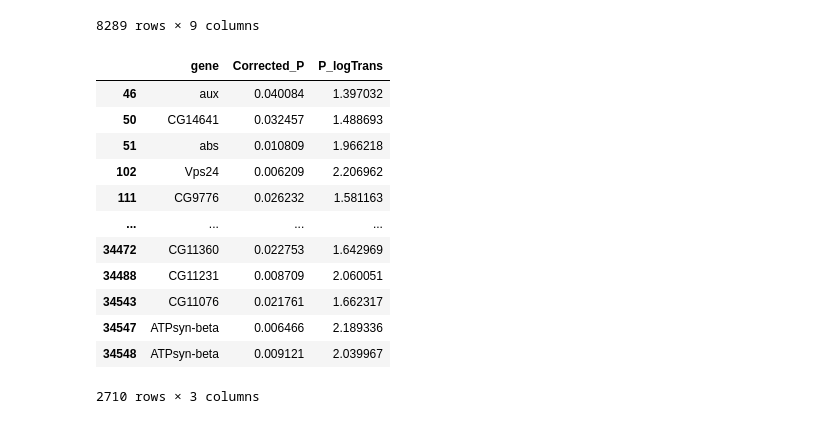
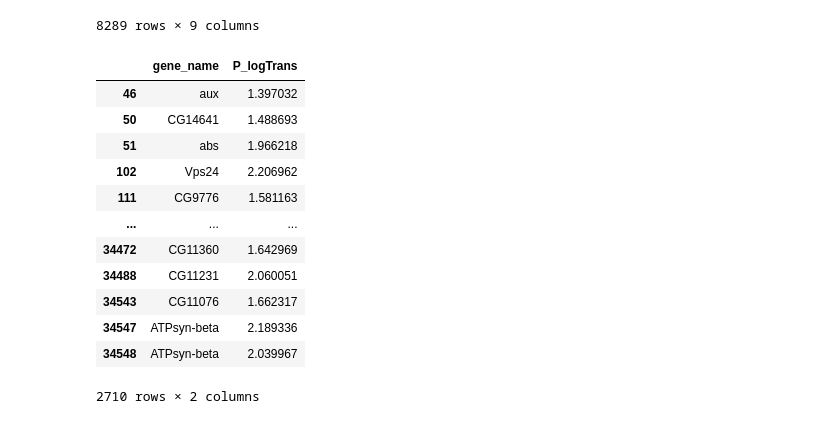
Before and after one commit to Andymao1998/qbb2021-answers, a Jupyter notebook: week9_hw/Week9_HW.ipynb, the cells around one changed output. Cells and saved outputs as stored; diff of their text form; code cells hidden in the pictures.

```diff
--- a/week9_hw/Week9_HW.ipynb
+++ b/week9_hw/Week9_HW.ipynb
@@ -76,0 +53,6 @@ np.log2(FPKM_filter.iloc[:, 3:-1] + 1)
+# %%
+for i in ['male_10', 'male_11', 'male_12', 'male_13',
+       'male_14A', 'male_14B', 'male_14C', 'male_14D', 'female_10',
+       'female_11', 'female_12', 'female_13', 'female_14A', 'female_14B',
+       'female_14C', 'female_14D'] :
+    FPKM_filter[i] = np.log2(FPKM_filter[i] + 1)
@@ -283,20 +273,20 @@ male_FPKM
 | 34715 | 1.590338 | 0.000000 | 3.168985 | 1.615510 | 2.050211 | 0.000000 | 1.332910 | 3.349196 | 0.983064 |
 8289 rows × 9 columns
 # %%
-gene_M = FPKM_filter[male_FPKM["corrected P"] < 0.05][["gene", "Corrected_P"]]
-gene_M["P_logTrans"] = -np.log10(gene_M["Corrected_P"])
+gene_M = FPKM_filter[male_FPKM["corrected P"] < 0.05][["gene_name"]]
+gene_M["P_logTrans"] = -np.log10(male_FPKM[male_FPKM["corrected P"] < 0.05]["corrected P"])
 gene_M
 # %% [output]
-|  | gene | Corrected_P | P_logTrans |
-| 46 | aux | 0.040084 | 1.397032 |
-| 50 | CG14641 | 0.032457 | 1.488693 |
-| 51 | abs | 0.010809 | 1.966218 |
-| 102 | Vps24 | 0.006209 | 2.206962 |
-| 111 | CG9776 | 0.026232 | 1.581163 |
-| ... | ... | ... | ... |
-| 34472 | CG11360 | 0.022753 | 1.642969 |
-| 34488 | CG11231 | 0.008709 | 2.060051 |
-| 34543 | CG11076 | 0.021761 | 1.662317 |
-| 34547 | ATPsyn-beta | 0.006466 | 2.189336 |
-| 34548 | ATPsyn-beta | 0.009121 | 2.039967 |
+|  | gene_name | P_logTrans |
+| 46 | aux | 1.397032 |
+| 50 | CG14641 | 1.488693 |
+| 51 | abs | 1.966218 |
+| 102 | Vps24 | 2.206962 |
+| 111 | CG9776 | 1.581163 |
+| ... | ... | ... |
+| 34472 | CG11360 | 1.642969 |
+| 34488 | CG11231 | 2.060051 |
+| 34543 | CG11076 | 1.662317 |
+| 34547 | ATPsyn-beta | 2.189336 |
+| 34548 | ATPsyn-beta | 2.039967 |
-2710 rows × 3 columns
+2710 rows × 2 columns
```
Also changed, not shown: parts of 11 cells of this notebook.
